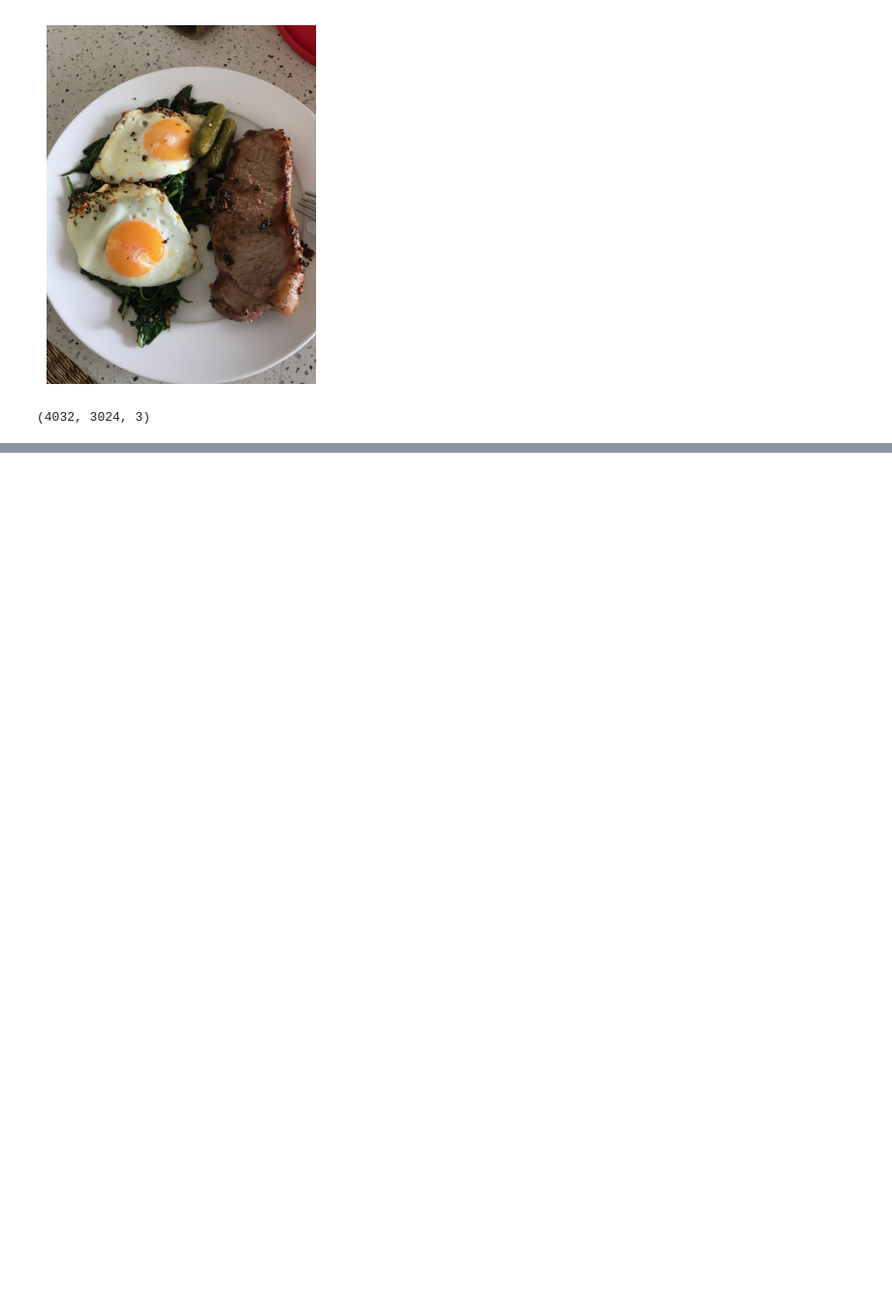
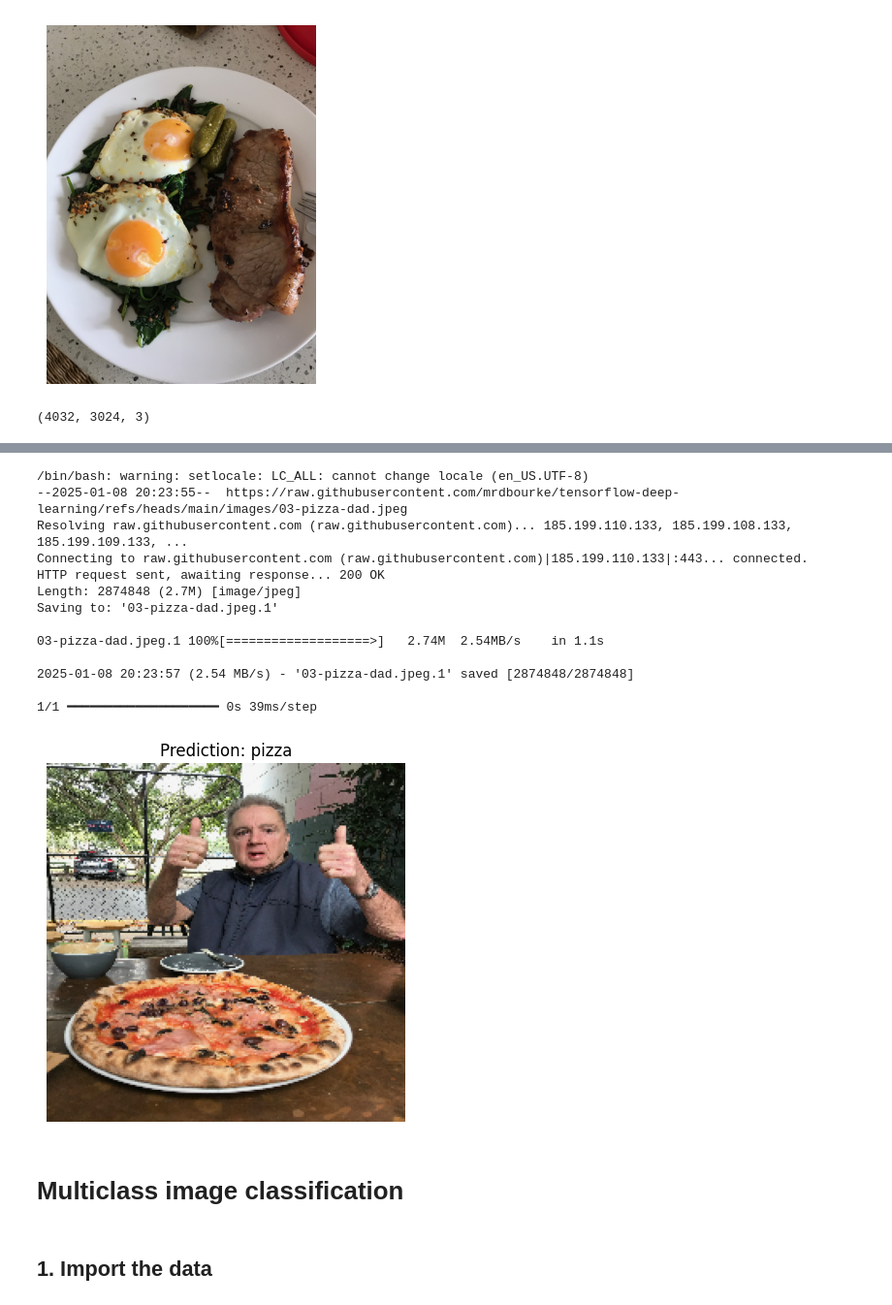
Before and after one commit to JonaBaron/TensorFlow, a Jupyter notebook: 03_Computer_vison_&_convolution.ipynb, the cells around one changed output, grey strips where cells are left out. Shown at 97% size. Cells and saved outputs as stored; diff of their text form; code cells hidden in the pictures; blank space fills up the shorter version.

Commit message:
Multiclass classification

```diff
--- a/03_Computer_vison_&_convolution.ipynb
+++ b/03_Computer_vison_&_convolution.ipynb
@@ -815,0 +886,23 @@ steak.shape
+# %%
+# Download another image of pizza
+!wget https://raw.githubusercontent.com/mrdbourke/tensorflow-deep-learning/refs/heads/main/images/03-pizza-dad.jpeg
+pred_and_plot(model_7, "03-pizza-dad.jpeg", class_names)
+# %% [output]
+/bin/bash: warning: setlocale: LC_ALL: cannot change locale (en_US.UTF-8)
+--2025-01-08 20:23:55--  https://raw.githubusercontent.com/mrdbourke/tensorflow-deep-learning/refs/heads/main/images/03-pizza-dad.jpeg
+Resolving raw.githubusercontent.com (raw.githubusercontent.com)... 185.199.110.133, 185.199.108.133, 185.199.109.133, ...
+Connecting to raw.githubusercontent.com (raw.githubusercontent.com)|185.199.110.133|:443... connected.
+HTTP request sent, awaiting response... 200 OK
+Length: 2874848 (2.7M) [image/jpeg]
+Saving to: '03-pizza-dad.jpeg.1'
+
+03-pizza-dad.jpeg.1 100%[===================>]   2.74M  2.54MB/s    in 1.1s
+
+2025-01-08 20:23:57 (2.54 MB/s) - '03-pizza-dad.jpeg.1' saved [2874848/2874848]
+
+1/1 ━━━━━━━━━━━━━━━━━━━━ 0s 39ms/step
+[figure, added]
+# %% [markdown]
+# Multiclass image classification
+# %% [markdown]
+## 1. Import the data
```
Also changed, not shown: parts of 53 cells of this notebook.
